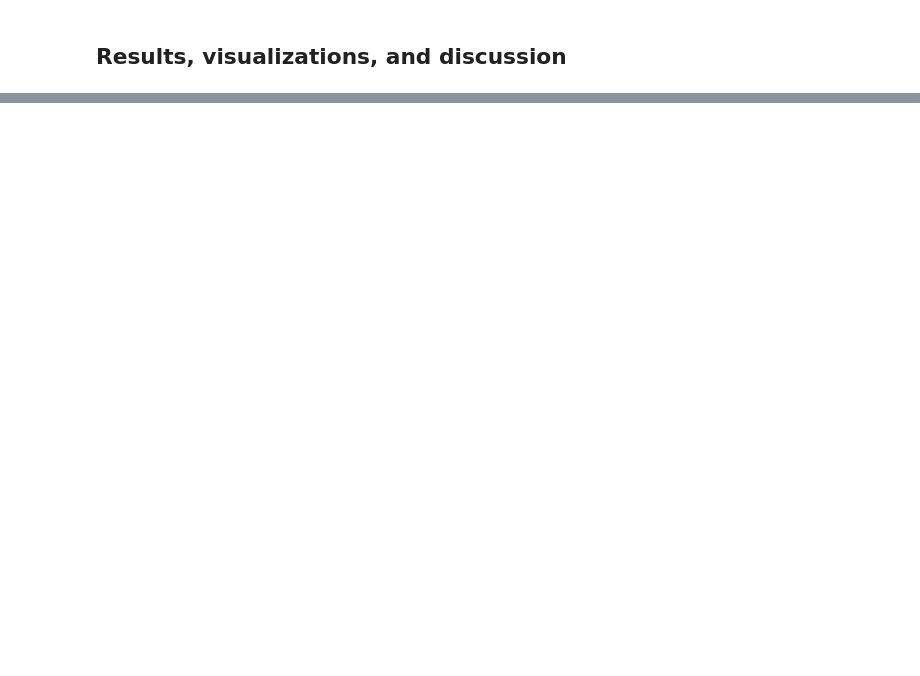
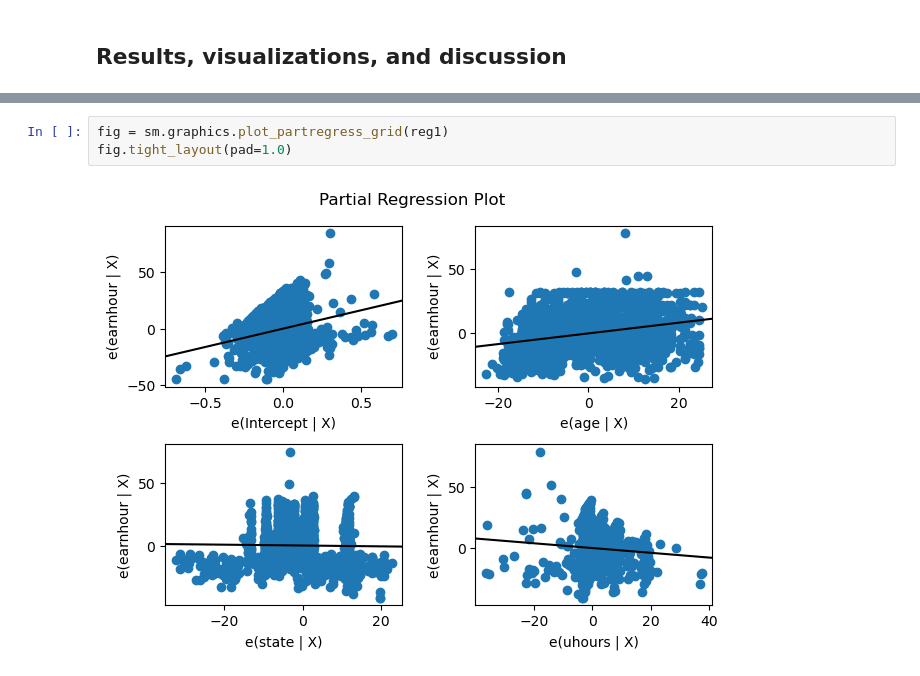
Before and after one commit to me9hanics/DA3-phdma, a Jupyter notebook: Assignment1/assignment.ipynb, the cells around one changed output, grey strips where cells are left out. Saved outputs shown, nothing was run; the diff lists cells and outputs as text; blank space fills up the shorter version.

```diff
--- a/Assignment1/assignment.ipynb
+++ b/Assignment1/assignment.ipynb
@@ -211,0 +215,5 @@ CV RMSE 3: 14.750188686252717
+# %%
+fig = sm.graphics.plot_partregress_grid(reg1)
+fig.tight_layout(pad=1.0)
+# %% [output]
+[figure, added]
```
Also changed, not shown: parts of 3 cells of this notebook.
